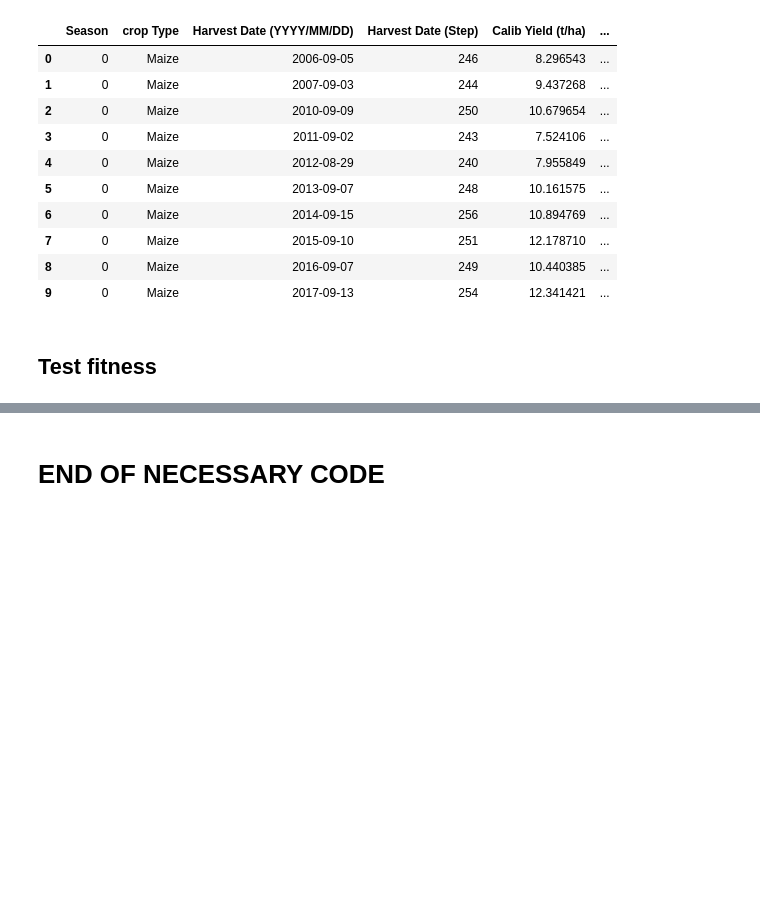
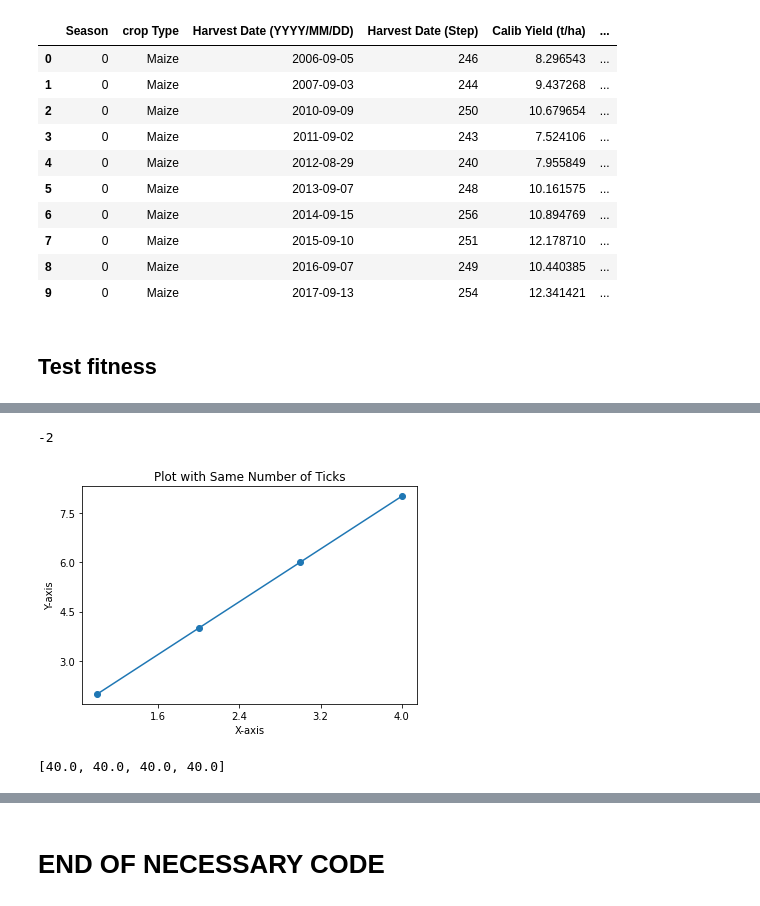
Before and after one commit to wndlovu/EGGS-Aquacrop, a Jupyter notebook: data_analysis_county/corn_calibration.ipynb, the cells around one changed output, grey strips where cells are left out. Saved outputs shown, nothing was run; the diff lists cells and outputs as text; code cells hidden in the pictures; blank space fills up the shorter version.

```diff
--- a/data_analysis_county/corn_calibration.ipynb
+++ b/data_analysis_county/corn_calibration.ipynb
@@ -724,0 +1173,7 @@ def objFun(x):
+# %%
+a=([2,3,5])
+b=([-2,3.2,10])
+
+min(min(a),min(b))
+# %% [output]
+-2
@@ -724,0 +1239,25 @@ def objFun(x):
+# %%
+x = [1, 2, 3, 4]
+y = [2, 4, 6, 8]
+
+# Create the plot
+plt.plot(x, y, marker='o')
+
+# Set the same number of ticks for both axes
+plt.gca().xaxis.set_major_locator(plt.MaxNLocator(nbins=5))
+plt.gca().yaxis.set_major_locator(plt.MaxNLocator(nbins=5))
+
+# Add labels and title
+plt.xlabel('X-axis')
+plt.ylabel('Y-axis')
+plt.title('Plot with Same Number of Ticks')
+
+# Display the plot
+plt.show()
+# %% [output]
+[figure, added]
+# %%
+# run the model using AquaCrop values for [ccx, kc, wp, wpy, hi, kcdcl, rtm, smt]
+x = runAllCounties([0.96, 1.05, 33.7, 100, 0.48, 0.3, 0.3, 40], pheno_df, gridmet, soil_irrig,irrig_corn_calib, irrig_rma_yield, irrig_depth)
+# %% [output]
+[40.0, 40.0, 40.0, 40.0]
```
Also changed, not shown: parts of 65 cells of this notebook, 2 other files.
